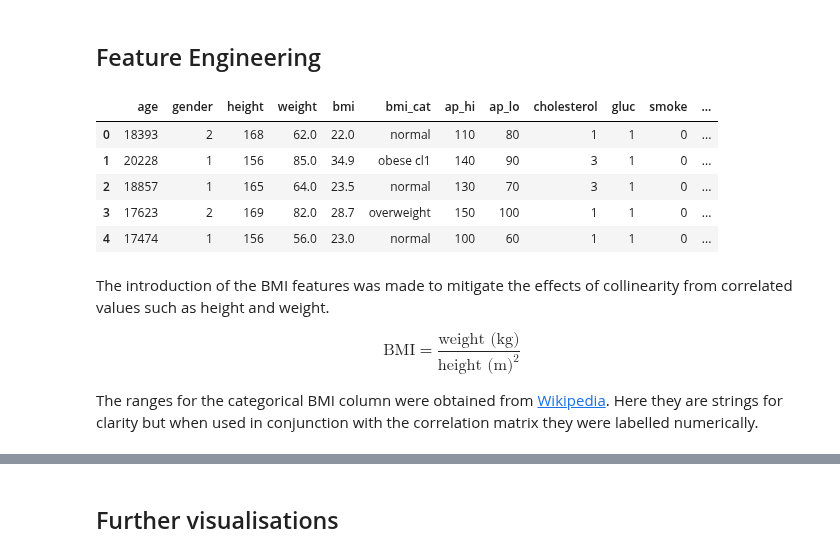
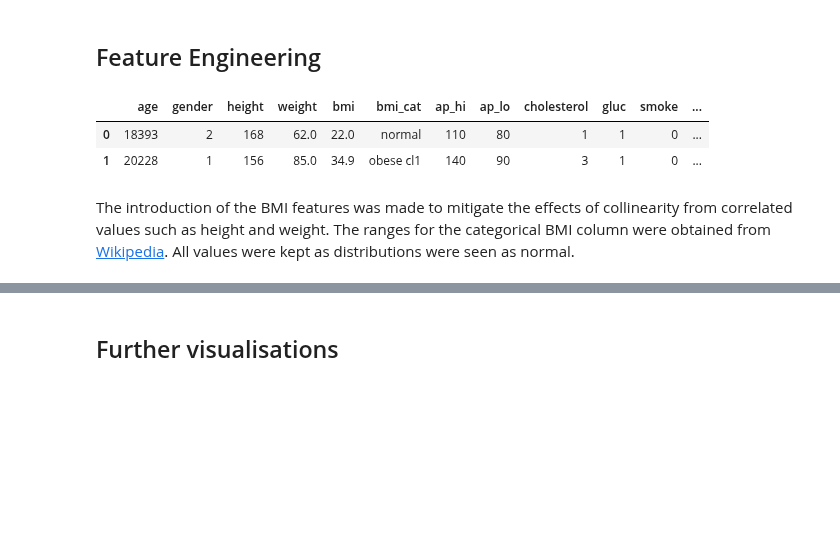
Before and after one commit to AlbotGoodman/machine-learning, a Jupyter notebook: lab/report.ipynb, the cells around one changed output, grey strips where cells are left out. Saved outputs shown, nothing was run; the diff lists cells and outputs as text; code cells hidden in the pictures; blank space fills up the shorter version.

```diff
--- a/lab/report.ipynb
+++ b/lab/report.ipynb
@@ -27,17 +32,10 @@ As for the other features shown there are larger portions of "good values" (chol
 # %%
 pro.add_bmi()
 df = pro.df
-df.head()
+df.head(2)
 # %% [output]
 |  | age | gender | height | weight | bmi | bmi_cat | ap_hi | ap_lo | cholesterol | gluc | smoke | ... |
 | 0 | 18393 | 2 | 168 | 62.0 | 22.0 | normal | 110 | 80 | 1 | 1 | 0 | ... |
 | 1 | 20228 | 1 | 156 | 85.0 | 34.9 | obese cl1 | 140 | 90 | 3 | 1 | 0 | ... |
-| 2 | 18857 | 1 | 165 | 64.0 | 23.5 | normal | 130 | 70 | 3 | 1 | 0 | ... |
-| 3 | 17623 | 2 | 169 | 82.0 | 28.7 | overweight | 150 | 100 | 1 | 1 | 0 | ... |
-| 4 | 17474 | 1 | 156 | 56.0 | 23.0 | normal | 100 | 60 | 1 | 1 | 0 | ... |
 # %% [markdown]
-The introduction of the BMI features was made to mitigate the effects of collinearity from correlated values such as height and weight.
-
-$$ \text{BMI} = \frac{\text{weight (kg)}}{\text{height (m)}^2} $$
-
-The ranges for the categorical BMI column were obtained from [Wikipedia](https://en.wikipedia.org/wiki/Body_mass_index#Categories). Here they are strings for clarity but when used in conjunction with the correlation matrix they were labelled numerically.
+The introduction of the BMI features was made to mitigate the effects of collinearity from correlated values such as height and weight. The ranges for the categorical BMI column were obtained from [Wikipedia](https://en.wikipedia.org/wiki/Body_mass_index#Categories). All values were kept as distributions were seen as normal.
```
Also changed, not shown: parts of 27 cells of this notebook, 3 other files.
